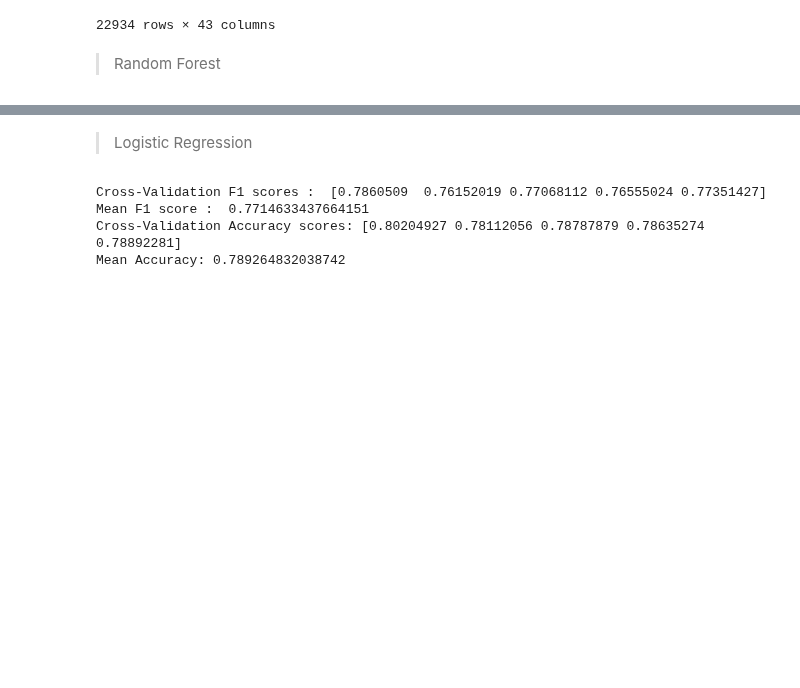
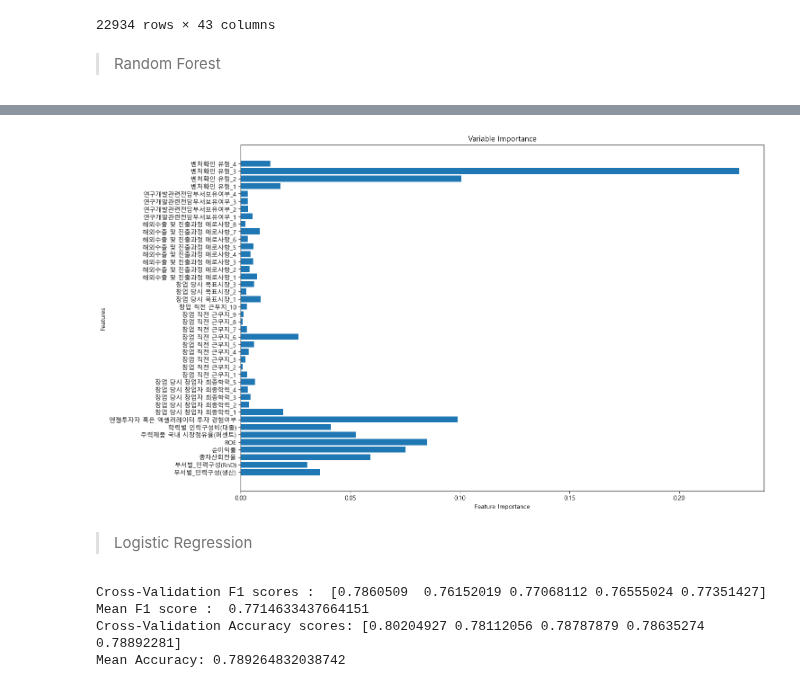
Before and after one commit to shoni0325/Project_1, a Jupyter notebook: code/After_FS.ipynb, the cells around one changed output, grey strips where cells are left out. Cells and saved outputs as stored; diff of their text form; code cells hidden in the pictures; blank space fills up the shorter version.

```diff
--- a/code/After_FS.ipynb
+++ b/code/After_FS.ipynb
@@ -284,3 +311,18 @@ Mean Accuracy: 0.9853492173552916
+# %%
+import matplotlib.pyplot as plt
+
+# 변수 중요도 추출
+importances = model.feature_importances_
+
+# 변수 중요도 시각화
+plt.figure(figsize=(15, 10))
+plt.barh(X.columns, importances)
+plt.xlabel('Feature Importance')
+plt.ylabel('Features')
+plt.title('Variable Importance')
+plt.show()
+# %% [output]
+[figure, added]
 # %%
 from sklearn.metrics import confusion_matrix, recall_score, precision_score, roc_auc_score
 # %% [markdown]
```
Also changed, not shown: parts of 17 cells of this notebook, 13 other files.
